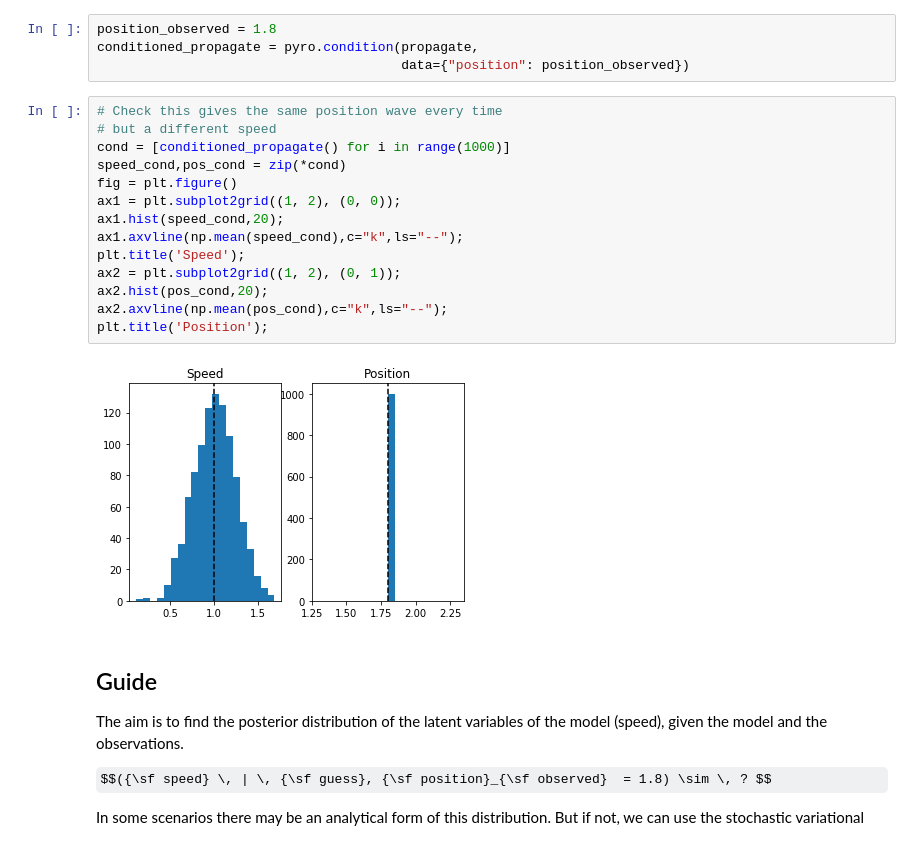
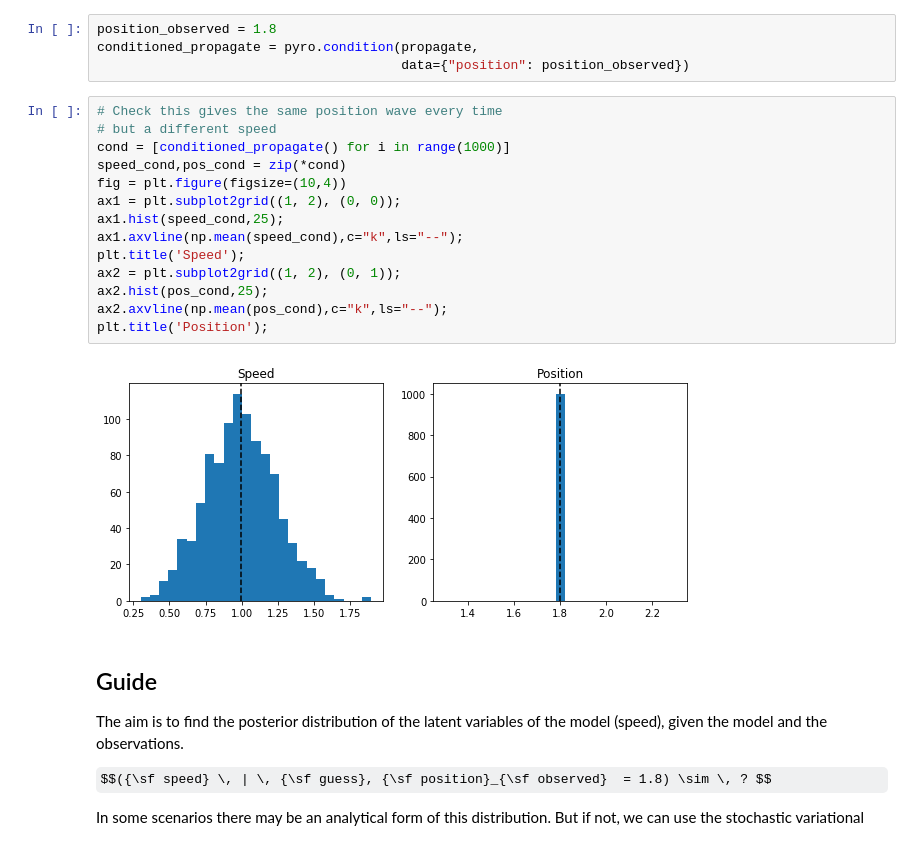
Before and after one commit to lm2612/InformaticsLab, a Jupyter notebook: 01_SingleParticle.ipynb, the cells around one changed output. Cells and saved outputs as stored; diff of their text form; some formulas as TeX source.

```diff
--- a/01_SingleParticle.ipynb
+++ b/01_SingleParticle.ipynb
@@ -85,19 +130,19 @@ conditioned_propagate = pyro.condition(propagate,
 # %%
 # Check this gives the same position wave every time
 # but a different speed
 cond = [conditioned_propagate() for i in range(1000)]
 speed_cond,pos_cond = zip(*cond)
-fig = plt.figure()
+fig = plt.figure(figsize=(10,4))
 ax1 = plt.subplot2grid((1, 2), (0, 0));
-ax1.hist(speed_cond,20);
+ax1.hist(speed_cond,25);
 ax1.axvline(np.mean(speed_cond),c="k",ls="--");
 plt.title('Speed');
 ax2 = plt.subplot2grid((1, 2), (0, 1));
-ax2.hist(pos_cond,20);
+ax2.hist(pos_cond,25);
 ax2.axvline(np.mean(pos_cond),c="k",ls="--");
 plt.title('Position');
 # %% [output]
-[figure, old version]
+[figure, new version]
 # %% [markdown]
 ## Guide
 The aim is to find the posterior distribution of the latent variables of the model (speed), given the model and the observations.
```
Also changed, not shown: parts of 26 cells of this notebook, 3 other files.
